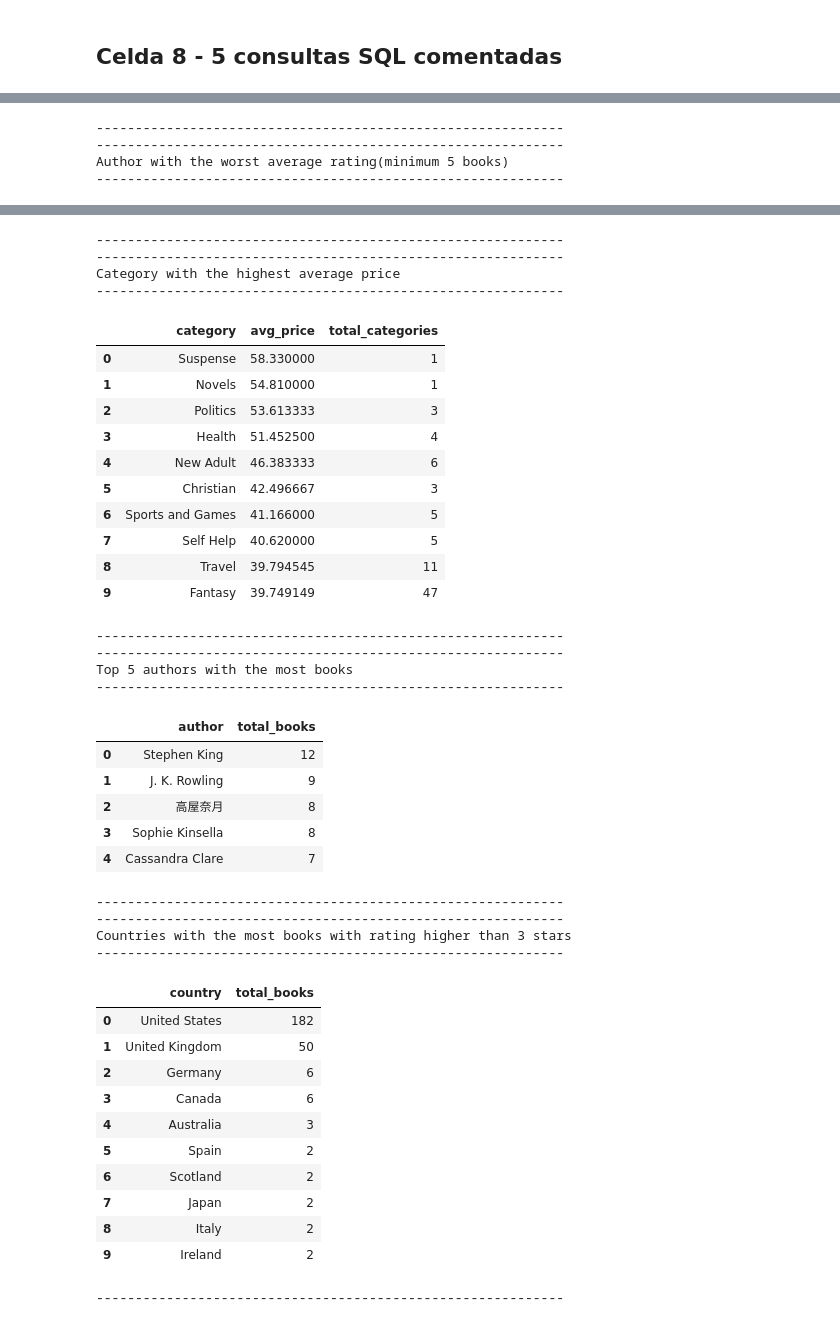
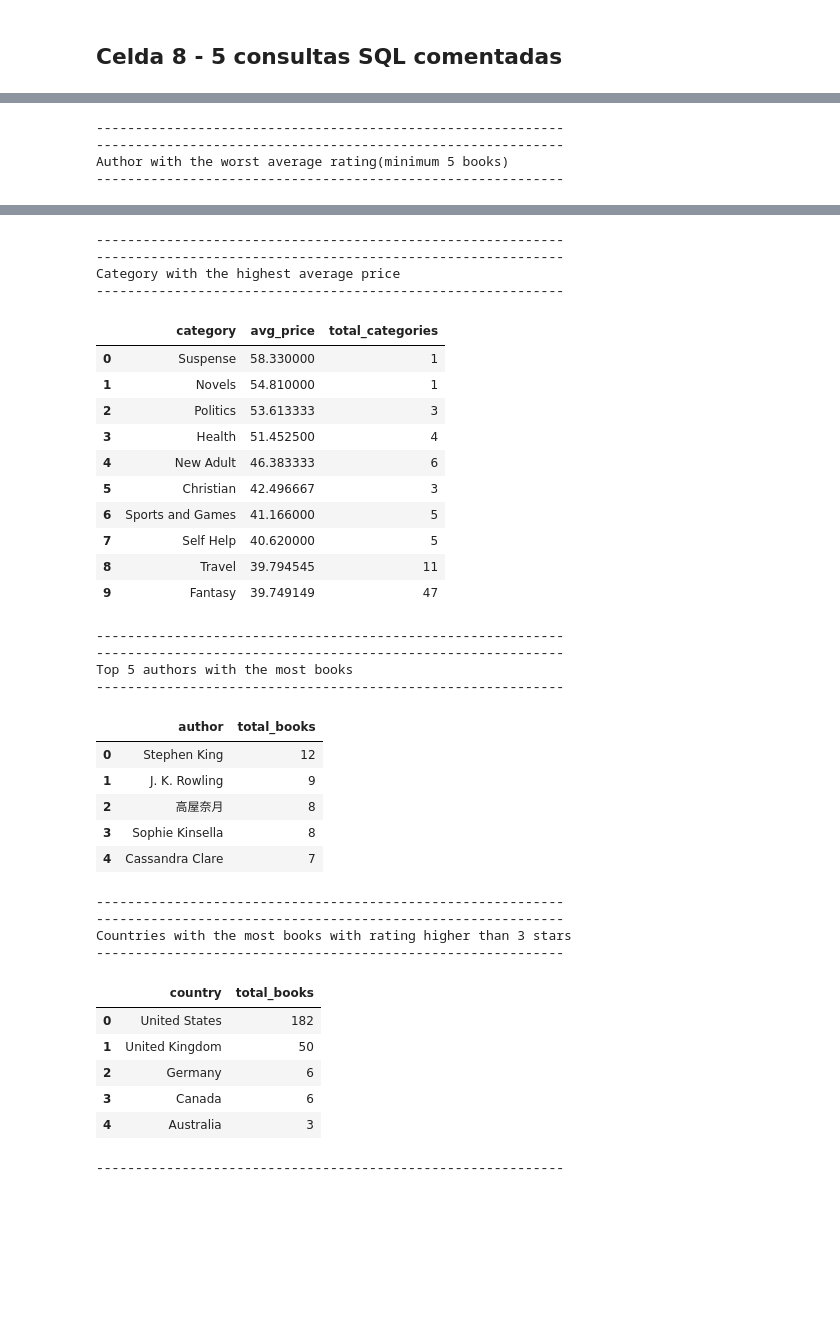
Before and after one commit to IvanOcampos/web-scraping-sql-analysis, a Jupyter notebook: web_scraping_sql_etl_analysis.ipynb, the cells around one changed output, grey strips where cells are left out. Saved outputs shown, nothing was run; the diff lists cells and outputs as text; code cells hidden in the pictures; blank space fills up the shorter version.

```diff
--- a/web_scraping_sql_etl_analysis.ipynb
+++ b/web_scraping_sql_etl_analysis.ipynb
@@ -524,8 +524,7 @@ conn = sqlite3.connect("books.db")
 
 # Books with more than 3 rating and less than 10 euros
 query1 = """
-SELECT title, price, rating
-FROM books
+SELECT title, price, rating FROM books
 WHERE rating >= 3 and price < 20
 LIMIT 10;
 """
@@ -563,9 +562,10 @@ query5 = """
 SELECT a.country, COUNT(*) AS total_books FROM books b
 JOIN book_author ba ON b.id = ba.book_id
 JOIN authors a ON a.id = ba.author_id
-WHERE b.rating > 3
+WHERE b.rating > 3 and country IS NOT NULL
 GROUP BY a.country
-ORDER BY total_books DESC;
+ORDER BY total_books DESC
+LIMIT 5;
 """
 
 # --- QUERY 1 ---
@@ -643,36 +643,31 @@ Category with the highest average price
 | 0 | Suspense | 58.330000 | 1 |
 | 1 | Novels | 54.810000 | 1 |
 | 2 | Politics | 53.613333 | 3 |
 | 3 | Health | 51.452500 | 4 |
 | 4 | New Adult | 46.383333 | 6 |
 | 5 | Christian | 42.496667 | 3 |
 | 6 | Sports and Games | 41.166000 | 5 |
 | 7 | Self Help | 40.620000 | 5 |
 | 8 | Travel | 39.794545 | 11 |
 | 9 | Fantasy | 39.749149 | 47 |
 ------------------------------------------------------------
 ------------------------------------------------------------
 Top 5 authors with the most books
 ------------------------------------------------------------
 |  | author | total_books |
 | 0 | Stephen King | 12 |
 | 1 | J. K. Rowling | 9 |
 | 2 | 高屋奈月 | 8 |
 | 3 | Sophie Kinsella | 8 |
 | 4 | Cassandra Clare | 7 |
 ------------------------------------------------------------
 ------------------------------------------------------------
 Countries with the most books with rating higher than 3 stars
 ------------------------------------------------------------
 |  | country | total_books |
 | 0 | United States | 182 |
 | 1 | United Kingdom | 50 |
 | 2 | Germany | 6 |
 | 3 | Canada | 6 |
 | 4 | Australia | 3 |
-| 5 | Spain | 2 |
-| 6 | Scotland | 2 |
-| 7 | Japan | 2 |
-| 8 | Italy | 2 |
-| 9 | Ireland | 2 |
 ------------------------------------------------------------
```
